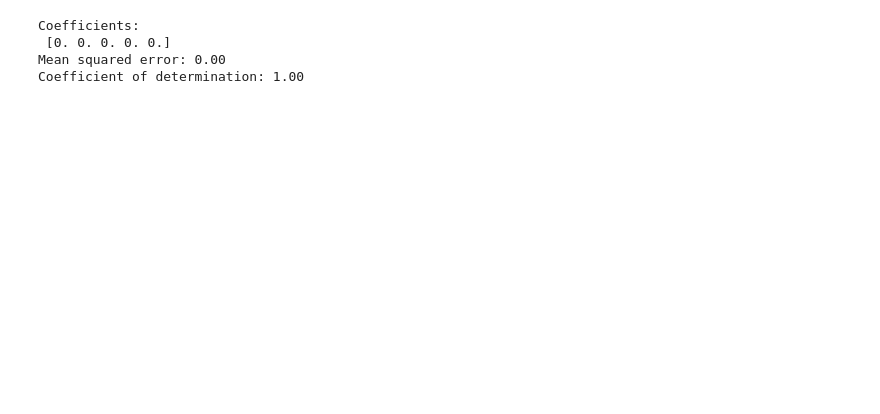
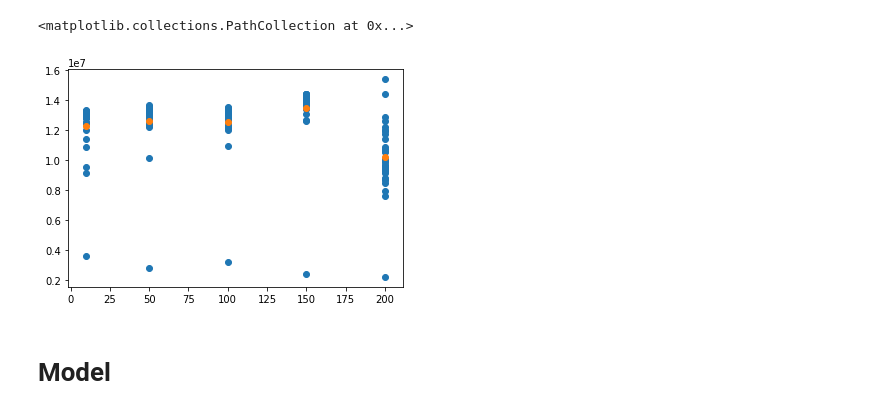
Before and after one commit to tatummaston/dsc180a-checkpoint1, a Jupyter notebook: detecting latency.ipynb, the cells around one changed output. Saved outputs shown, nothing was run; the diff lists cells and outputs as text; code cells hidden in the pictures; blank space fills up the shorter version.

```diff
--- a/detecting latency.ipynb
+++ b/detecting latency.ipynb
@@ -11,3 +78,16 @@ run_200_1000 = pd.read_csv('data/20211026T184846_200-1000-iperf.csv')
+# %%
+plt.scatter(full_df['latency'], full_df['total_bytes'])
+mean_10 = full_df[full_df['latency']==10]['total_bytes'].mean()
+mean_50 = full_df[full_df['latency']==50]['total_bytes'].mean()
+mean_100 = full_df[full_df['latency']==100]['total_bytes'].mean()
+mean_150 = full_df[full_df['latency']==150]['total_bytes'].mean()
+mean_200 = full_df[full_df['latency']==200]['total_bytes'].mean()
+plt.scatter([10, 50, 100, 150, 200], [mean_10, mean_50, mean_100, mean_150, mean_200])
+# %% [output]
+<matplotlib.collections.PathCollection at 0x...>
+[figure, added]
+# %% [markdown]
+# Model
 # %%
 def pckt_count(a):
     a = a.split(';')
@@ -44,34 +144,30 @@ full_df = pd.concat([agg_200_1000])
 # %%
-# Load the diabetes dataset
-features = ['packet_size_total', 'pck_ct', 'packet_sizes_var', 'Time', 'ratio']
-df_X = full_df[features]
-df_y = full_df['latency']
+def linear_regression(df):
+    # Load the dataset 'packet_sizes_var', "Time"
+    features = ['packet_size_total', 'pck_ct', "total_bytes", 'packet_sizes_var']
+    df_X = df[features]
+    df_y = df['latency']
 
-# Use only one feature
-#diabetes_X = diabetes_X[:, np.newaxis, 2]
+    # Split the data into training/testing sets
+    X_train, X_rem, y_train, y_rem = train_test_split(df_X, df_y, train_size=0.8, random_state=42)
 
-# Split the data into training/testing sets
-X_train, X_rem, y_train, y_rem = train_test_split(df_X, df_y, train_size=0.8, random_state=42)
+    X_valid, X_test, y_valid, y_test = train_test_split(X_rem, y_rem, test_size=0.5)
 
-X_valid, X_test, y_valid, y_test = train_test_split(X_rem, y_rem, test_size=0.5)
+    # Create linear regression object
+    regr = linear_model.LinearRegression()
 
-# Create linear regression object
-regr = linear_model.LinearRegression()
+    # Train the model using the training sets
+    regr.fit(X_train, y_train)
 
-# Train the model using the training sets
-regr.fit(X_train, y_train)
+    # Make predictions using the testing set
+    y_pred = regr.predict(X_test)
 
-# Make predictions using the testing set
-y_pred = regr.predict(X_test)
+    # The coefficients
+    #print("Coefficients: \n", regr.coef_)
 
-# The coefficients
-print("Coefficients: \n", regr.coef_)
-# The mean squared error
-print("Mean squared error: %.2f" % mean_squared_error(y_test, y_pred))
-# The coefficient of determination: 1 is perfect prediction
-print("Coefficient of determination: %.2f" % r2_score(y_test, y_pred))
+    # The mean squared error
+    #print("Mean squared error: %.2f" % mean_squared_error(y_test, y_pred))
+
+    # The coefficient of determination: 1 is perfect prediction
+    #print("Coefficient of determination: %.2f" % r2_score(y_test, y_pred))
+    return r2_score(y_test.reset_index(drop=True), y_pred), y_test.reset_index(drop=True), y_pred
-# %% [output]
-Coefficients:
- [0. 0. 0. 0. 0.]
-Mean squared error: 0.00
-Coefficient of determination: 1.00
```
Also changed, not shown: parts of 22 cells of this notebook, 43 other files.
